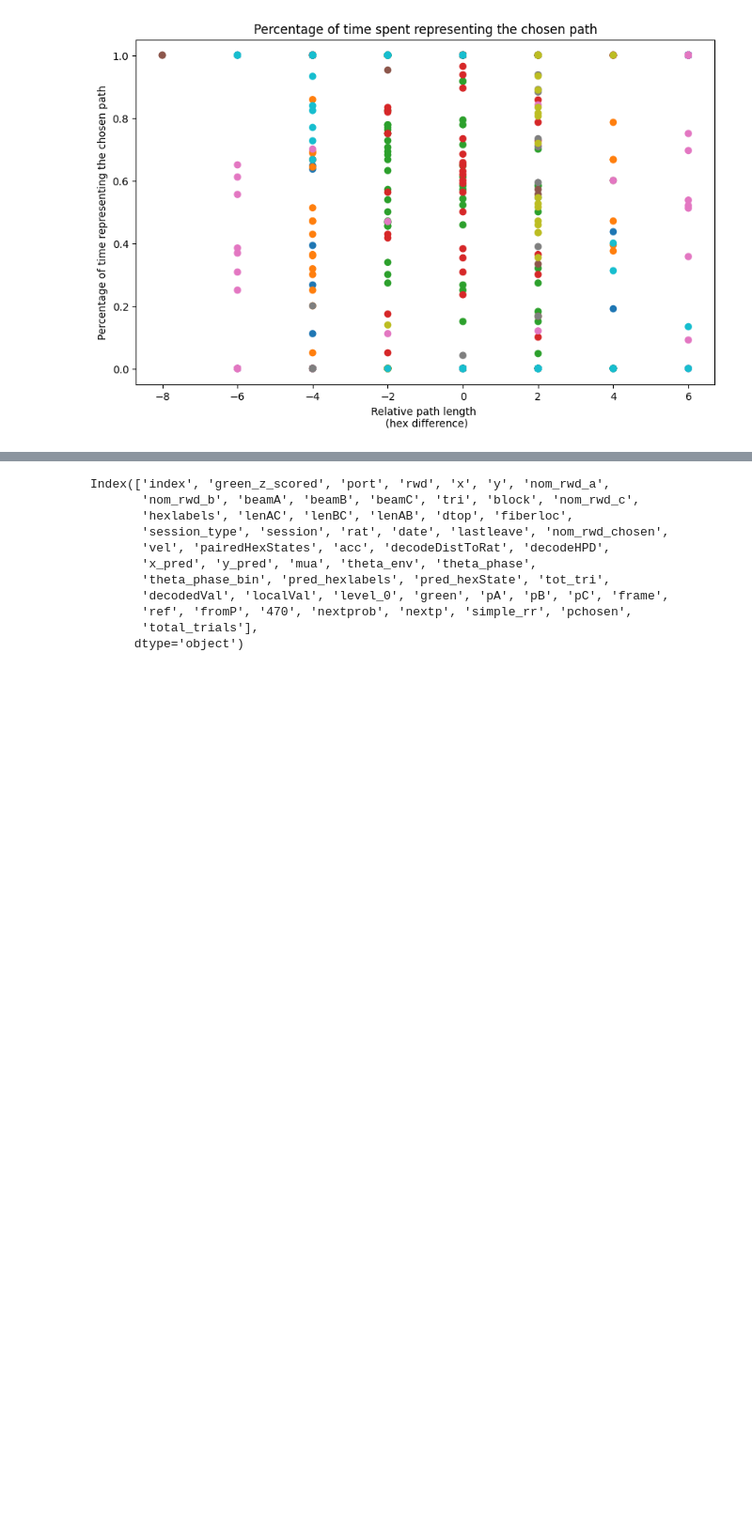
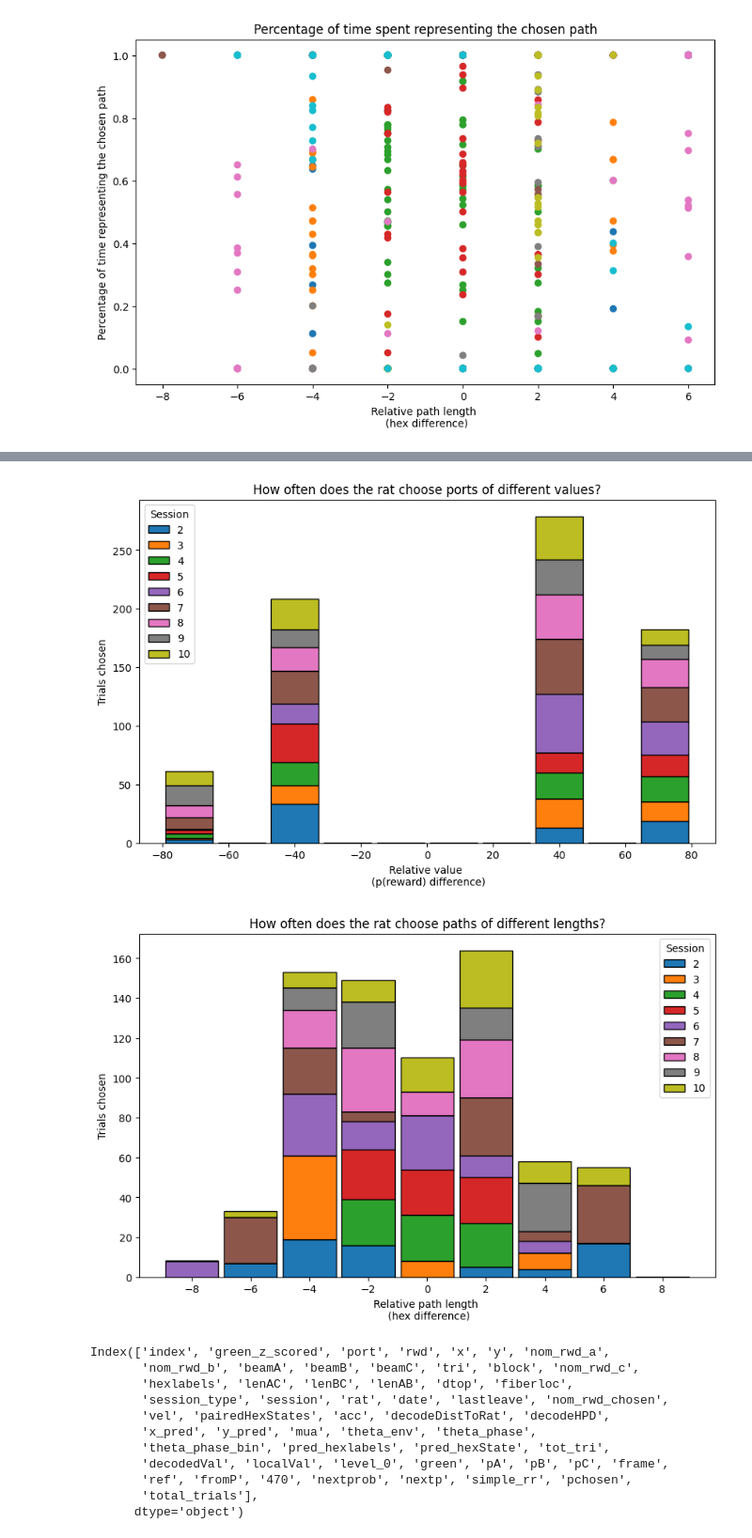
Before and after one commit to calderast/Hex-maze-analysis, a Jupyter notebook: theta_sweeps.ipynb, the cells around one changed output, grey strips where cells are left out. Shown at 94% size. Saved outputs shown, nothing was run; the diff lists cells and outputs as text; code cells hidden in the pictures; blank space fills up the shorter version.

```diff
--- a/theta_sweeps.ipynb
+++ b/theta_sweeps.ipynb
@@ -1154,3 +1169,33 @@ Text(0.5, 1.0, 'Histogram of Trials')
+# %%
+# Same as above, but breakdown by session as a sanity check for our regression results
+reps_df = trial_df[trial_df['trial'] > 25]
+session_unique = sorted(reps_df['session'].unique())
+
+# Plot histogram of how often the rat chooses ports of different values
+data_by_session_value = [reps_df[reps_df['session'] == session]['chosen_rwd_prob_diff'].to_numpy() for session in session_unique]
+
+plt.figure(figsize=(10, 6))
+plt.title('How often does the rat choose ports of different values?')
+plt.hist(data_by_session_value, stacked=True, edgecolor='black', rwidth=0.9, label=session_unique)
+plt.xlabel('Relative value \n (p(reward) difference)')
+plt.ylabel('Trials chosen')
+plt.legend(title='Session')
+plt.show()
+
+# Plot histogram of how often the rat chooses paths of different lengths
+data_by_session_path = [reps_df[reps_df['session'] == session]['chosen_path_length_diff'].to_numpy() for session in session_unique]
+
+plt.figure(figsize=(10, 6))
+plt.title('How often does the rat choose paths of different lengths?')
+plt.hist(data_by_session_path, bins=[-9,-7,-5,-3,-1,1,3,5,7,9], stacked=True, edgecolor='black', align='mid', rwidth=0.9, label=session_unique)
+plt.xlabel('Relative path length \n (hex difference)')
+plt.ylabel('Trials chosen')
+plt.xticks([-8, -6, -4, -2, 0, 2, 4, 6, 8])
+plt.legend(title='Session')
+plt.show()
+# %% [output]
+[figure, added]
+[figure, added]
 # %%
 print(df.columns)
 
```
Also changed, not shown: parts of 6 cells of this notebook.
